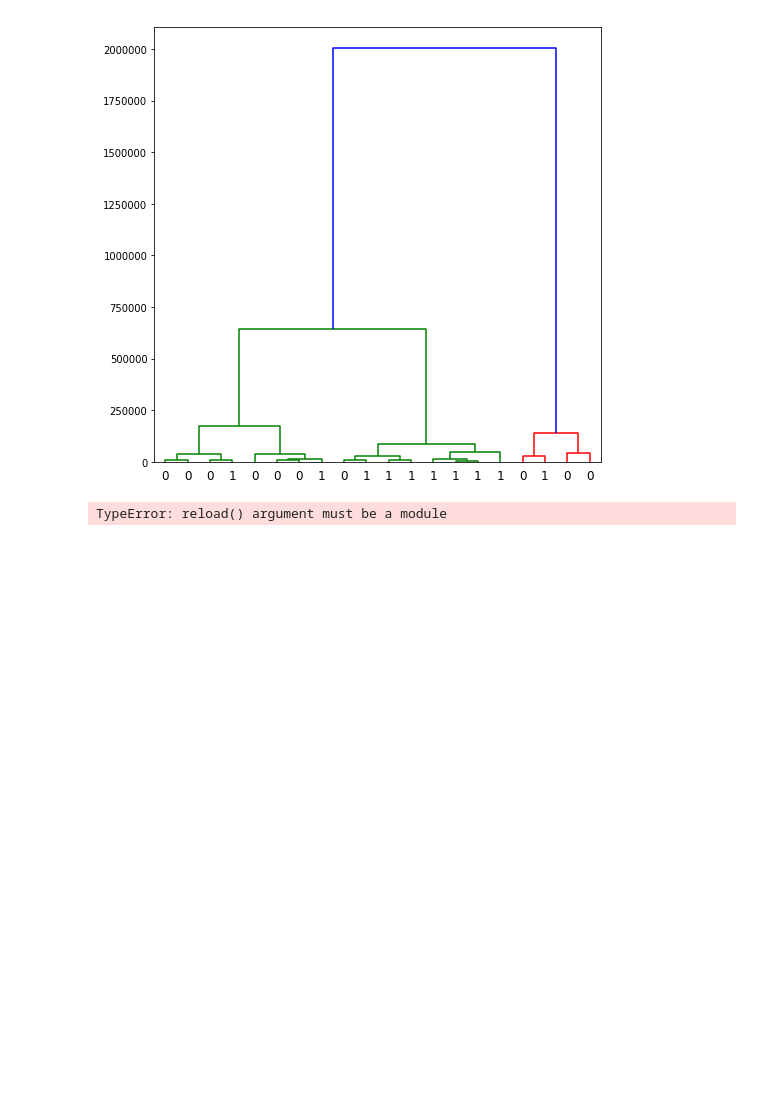
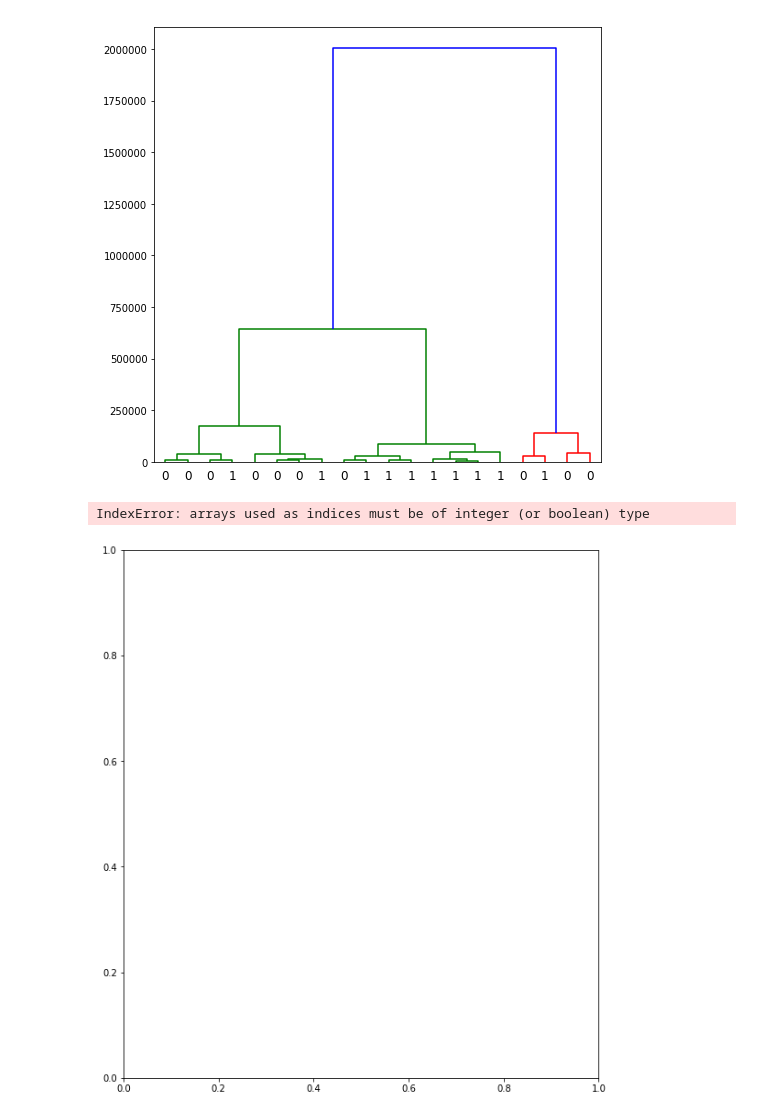
Before and after one commit to shahcompbio/scgenome-deprecated, a Jupyter notebook: notebooks/bhc_v_umap_hdb_ovarian.ipynb, the cells around one changed output. Cells and saved outputs as stored; diff of their text form; code cells hidden in the pictures; blank space fills up the shorter version.

```diff
--- a/notebooks/bhc_v_umap_hdb_ovarian.ipynb
+++ b/notebooks/bhc_v_umap_hdb_ovarian.ipynb
@@ -155,24 +155,25 @@ f = dendrogram(nbiplot_data, labels=y_labels)
 # %%
 from scgenome.cnplot import plot_clustered_cell_cn_matrix_figure
 from scgenome.cncluster import prune_cluster
 import matplotlib.pyplot as plt
 from scipy.cluster.hierarchy import fcluster
 
 ###
 from importlib import reload
 import scgenome
 reload(scgenome)
 ##
 
 bifclustering = fcluster(biplot_data, 1.1)
 bi_cn_data = prune_cluster(bifclustering, bi_cn_ids, bi_cn_data)
 
 fig = plt.figure(figsize=(8,8))
-bimatrix_data = plot_clustered_cell_cn_matrix_figure(fig, bi_cn_data, "state", cluster_field_name="bhc_cluster_id")
+bimatrix_data = scgenome.cnplot.plot_clustered_cell_cn_matrix_figure(fig, bi_cn_data, "state", cluster_field_name="bhc_cluster_id", linkage=biplot_data)
 
 #def plot_clustered_cell_cn_matrix_figure(fig, cn_data, cn_field_name,
 #                                         cluster_field_name='cluster_id',
 #                                         raw=False, max_cn=13,
 #                                         linkage=None, origin_field_name=None):
 # %% [output]
-TypeError: reload() argument must be a module
+IndexError: arrays used as indices must be of integer (or boolean) type
+[figure, added]
```
Also changed, not shown: parts of 2 cells of this notebook, 3 other files.
